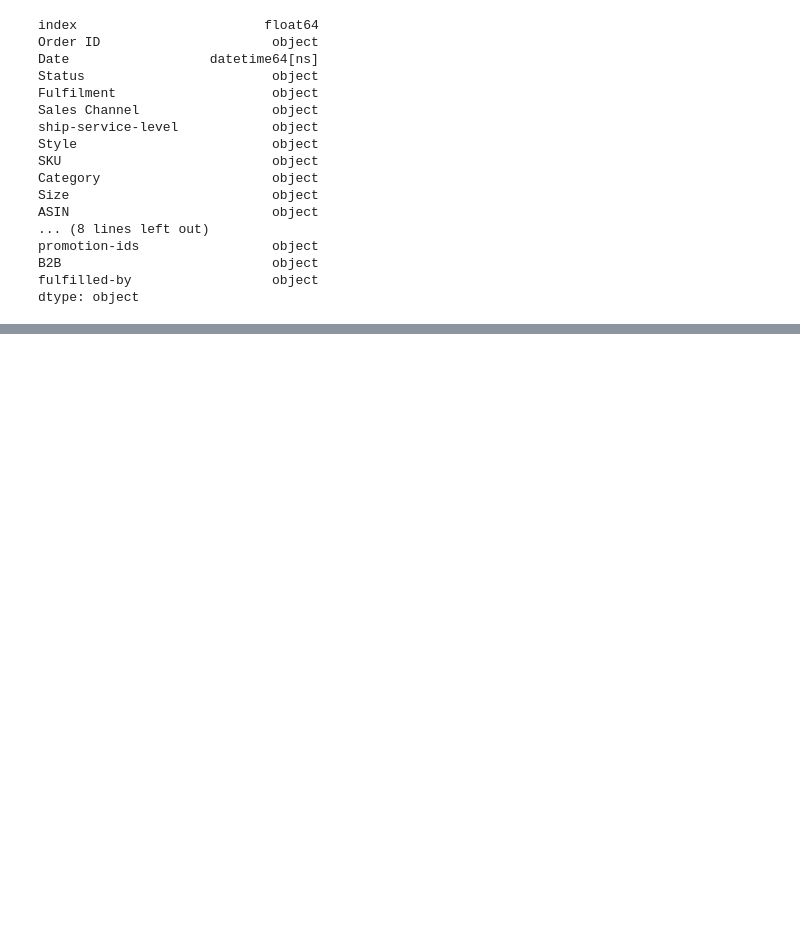
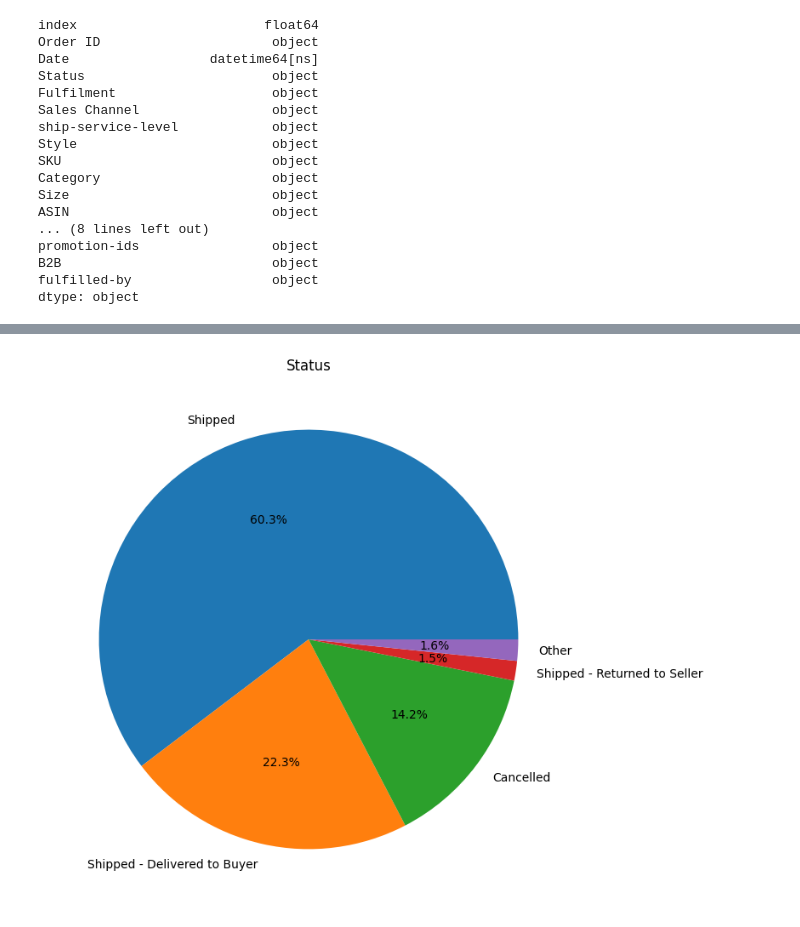
Before and after one commit to FairozMoheb/slash_task, a Jupyter notebook: task.ipynb, the cells around one changed output, grey strips where cells are left out. Cells and saved outputs as stored; diff of their text form; code cells hidden in the pictures; blank space fills up the shorter version.

```diff
--- a/task.ipynb
+++ b/task.ipynb
@@ -278,0 +333,15 @@ report['ship-postal-code']=report['ship-postal-code'].astype('category')
+# %%
+status_modified=report.loc[report['Status']!=("Shipped","Cancelled","Shipped - Deliveierd to Buyer")]
+data = status_modified['Status'].value_counts(normalize=True)*100
+others_value = data[4:].sum()
+data=data[:4]
+data_values = data.values.tolist()
+data_labels = data.index.tolist()
+data_values.append(others_value)
+data_labels.append("Other")
+plt.figure(figsize=(8, 8))
+plt.pie(data_values, labels=data_labels,autopct='%1.1f%%')
+plt.title('Status')
+plt.show()
+# %% [output]
+[figure, added]
```
Also changed, not shown: parts of 4 cells of this notebook.
